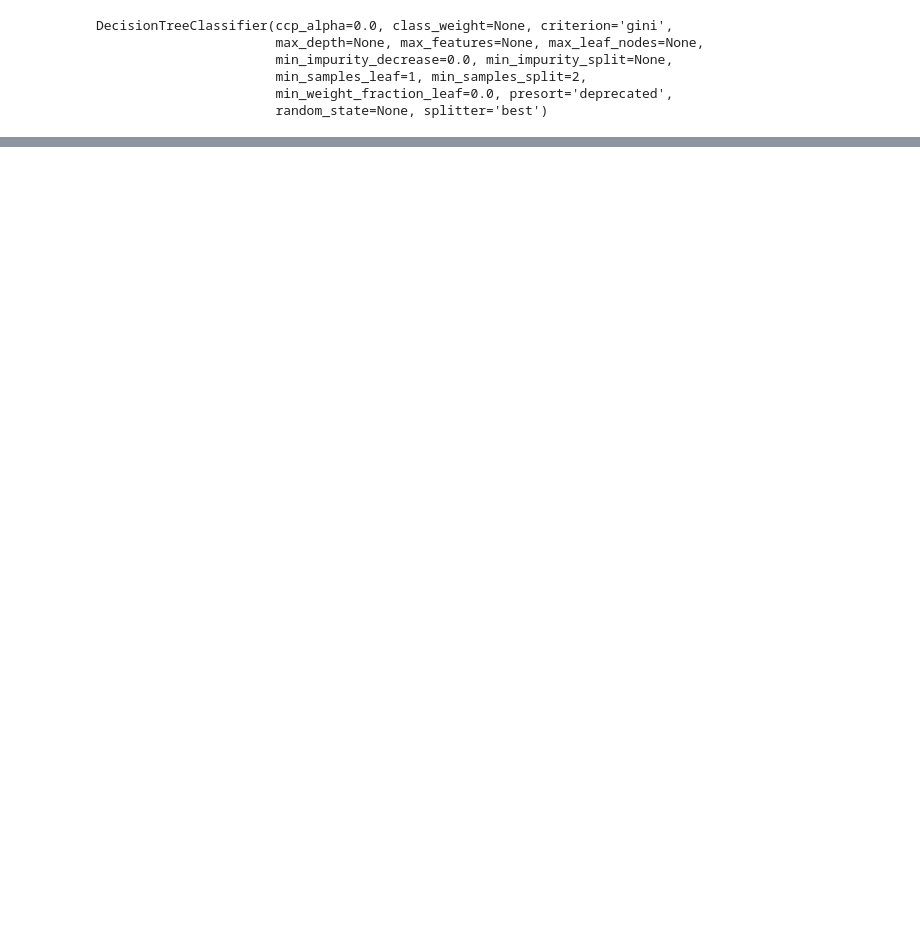
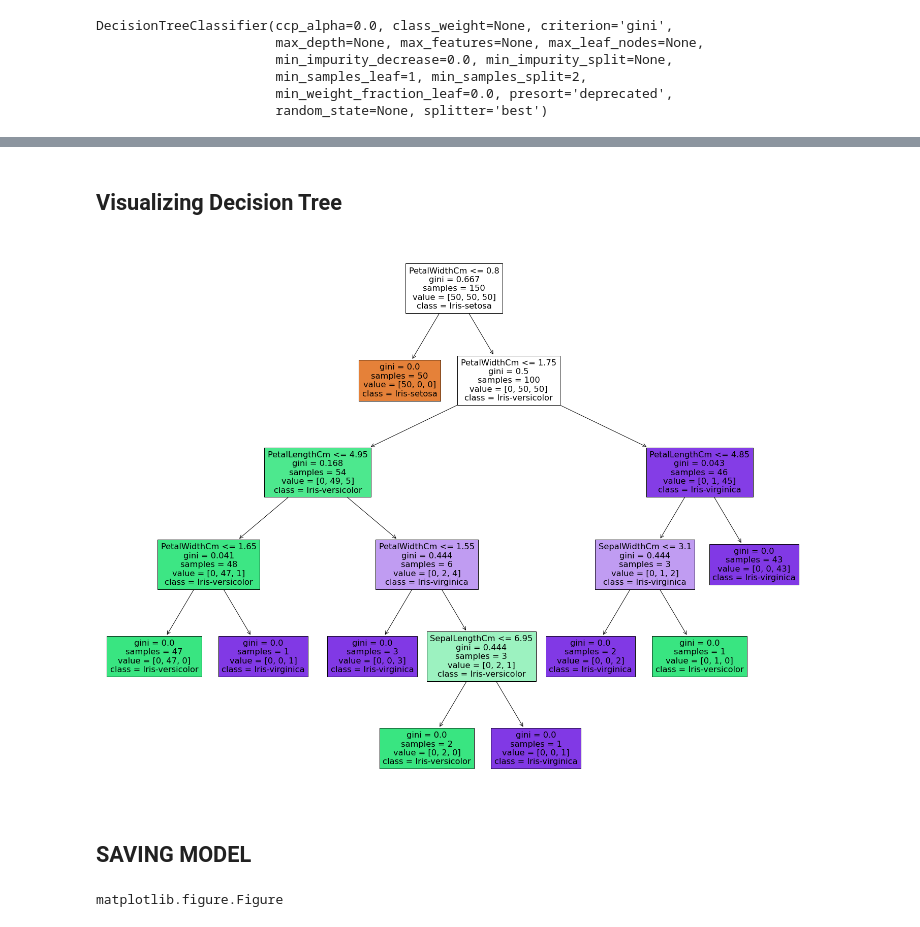
Before and after one commit to ShivWad/the-grip-foundation, a Jupyter notebook: Decision Tree/DecisionTree.ipynb, the cells around one changed output, grey strips where cells are left out. Drawn from its saved outputs; the diff is of its cells as text; code cells hidden in the pictures; blank space fills up the shorter version.

Commit message:
DECISION Tree

```diff
--- a/Decision Tree/DecisionTree.ipynb
+++ b/Decision Tree/DecisionTree.ipynb
@@ -17,3 +18,0 @@ y = data['Species']
-# %%
-from sklearn.preprocessing import label_binarize
-y = label_binarize(y)
@@ -35,2 +19,7 @@ Name: Species, Length: 150, dtype: object
+# %%
+class_names = ['Iris-setosa',  'Iris-versicolor','Iris-virginica']
 # %%
-X = data.drop('Species', axis = 1).values
+X = data.drop('Species', axis = 1)
+# %%
+feature_names = X.columns
+feature_names
@@ -70,0 +42,2 @@ SyntaxError: invalid syntax (<ipython-input-25-11fa53c79059>, line 1)
+# %% [markdown]
+## Visualizing Decision Tree
@@ -70,0 +48,11 @@ SyntaxError: invalid syntax (<ipython-input-25-11fa53c79059>, line 1)
+# %%
+fig = plt.figure(figsize=(25,20))
+graph = tree.plot_tree(model,
+                   feature_names=feature_names,
+                   class_names=class_names,
+                   filled=True)
+plt.savefig('DecisionTreeGraph.png')
+# %% [output]
+[figure, added]
+# %% [markdown]
+## SAVING MODEL
@@ -70,0 +64,4 @@ SyntaxError: invalid syntax (<ipython-input-25-11fa53c79059>, line 1)
+# %%
+type(fig)
+# %% [output]
+matplotlib.figure.Figure
```
Also changed, not shown: parts of 13 cells of this notebook, 6 other files.
